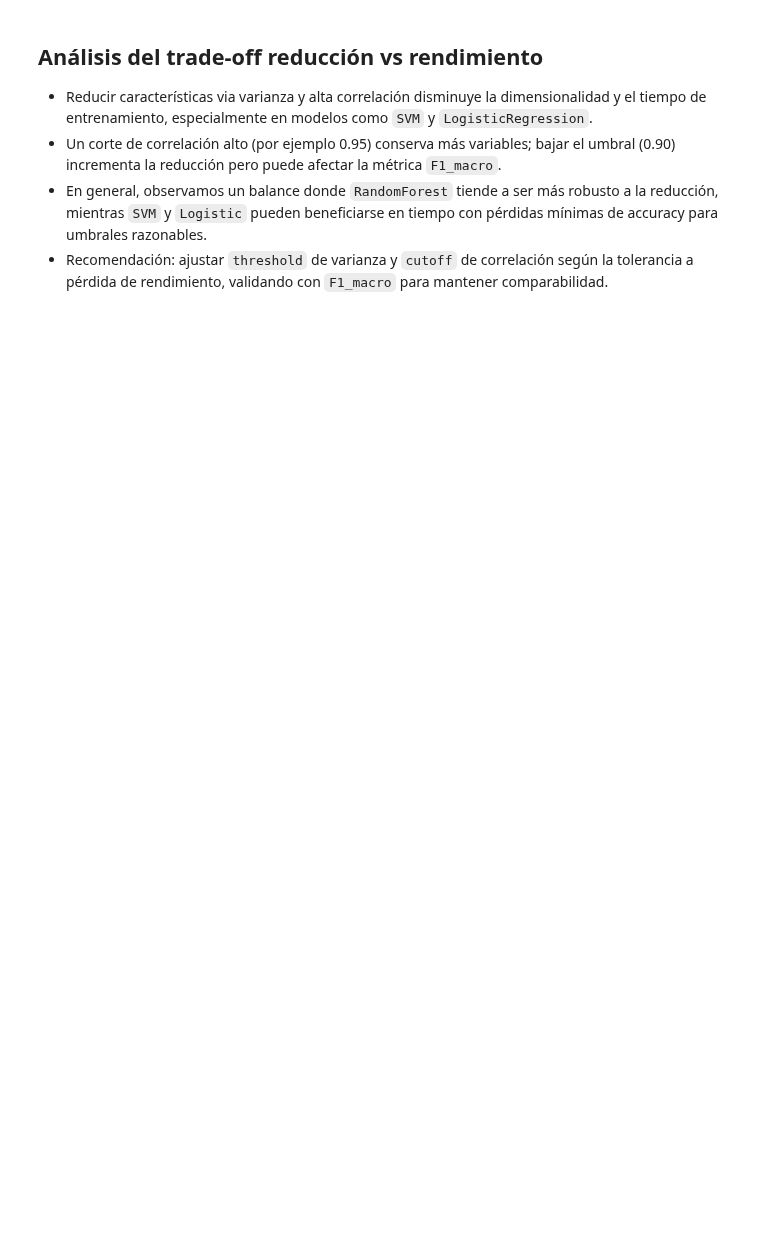
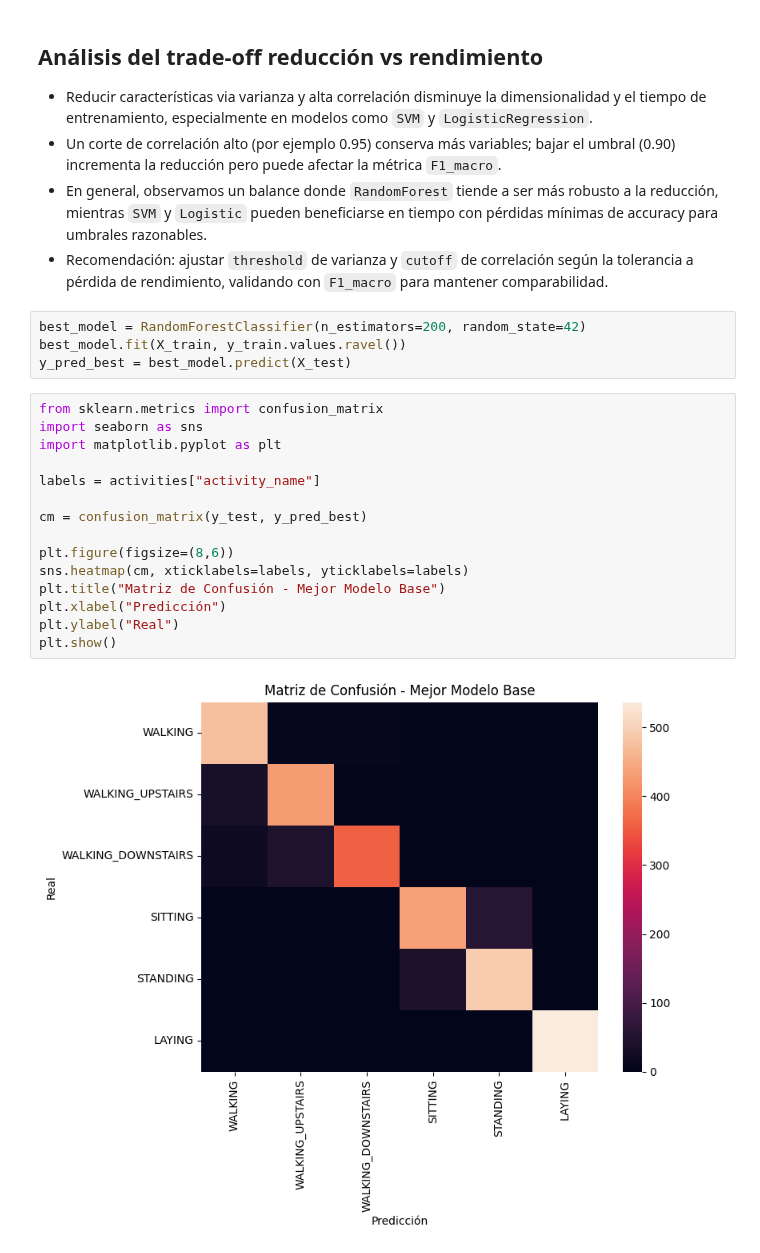
Before and after one commit to BaljeetTM/Tarea1_dataScience, a Jupyter notebook: Taller2.ipynb, the cells around one changed output. Saved outputs shown, nothing was run; the diff lists cells and outputs as text; blank space fills up the shorter version.

```diff
--- a/Taller2.ipynb
+++ b/Taller2.ipynb
@@ -670,3 +672,24 @@ Comparación: número de características vs accuracy vs tiempo
 - Un corte de correlación alto (por ejemplo 0.95) conserva más variables; bajar el umbral (0.90) incrementa la reducción pero puede afectar la métrica `F1_macro`.
 - En general, observamos un balance donde `RandomForest` tiende a ser más robusto a la reducción, mientras `SVM` y `Logistic` pueden beneficiarse en tiempo con pérdidas mínimas de accuracy para umbrales razonables.
 - Recomendación: ajustar `threshold` de varianza y `cutoff` de correlación según la tolerancia a pérdida de rendimiento, validando con `F1_macro` para mantener comparabilidad.
+# %%
+best_model = RandomForestClassifier(n_estimators=200, random_state=42)
+best_model.fit(X_train, y_train.values.ravel())
+y_pred_best = best_model.predict(X_test)
+# %%
+from sklearn.metrics import confusion_matrix
+import seaborn as sns
+import matplotlib.pyplot as plt
+
+labels = activities["activity_name"]
+
+cm = confusion_matrix(y_test, y_pred_best)
+
+plt.figure(figsize=(8,6))
+sns.heatmap(cm, xticklabels=labels, yticklabels=labels)
+plt.title("Matriz de Confusión - Mejor Modelo Base")
+plt.xlabel("Predicción")
+plt.ylabel("Real")
+plt.show()
+# %% [output]
+[figure, added]
```
Also changed, not shown: parts of 11 cells of this notebook, 1 other file.
